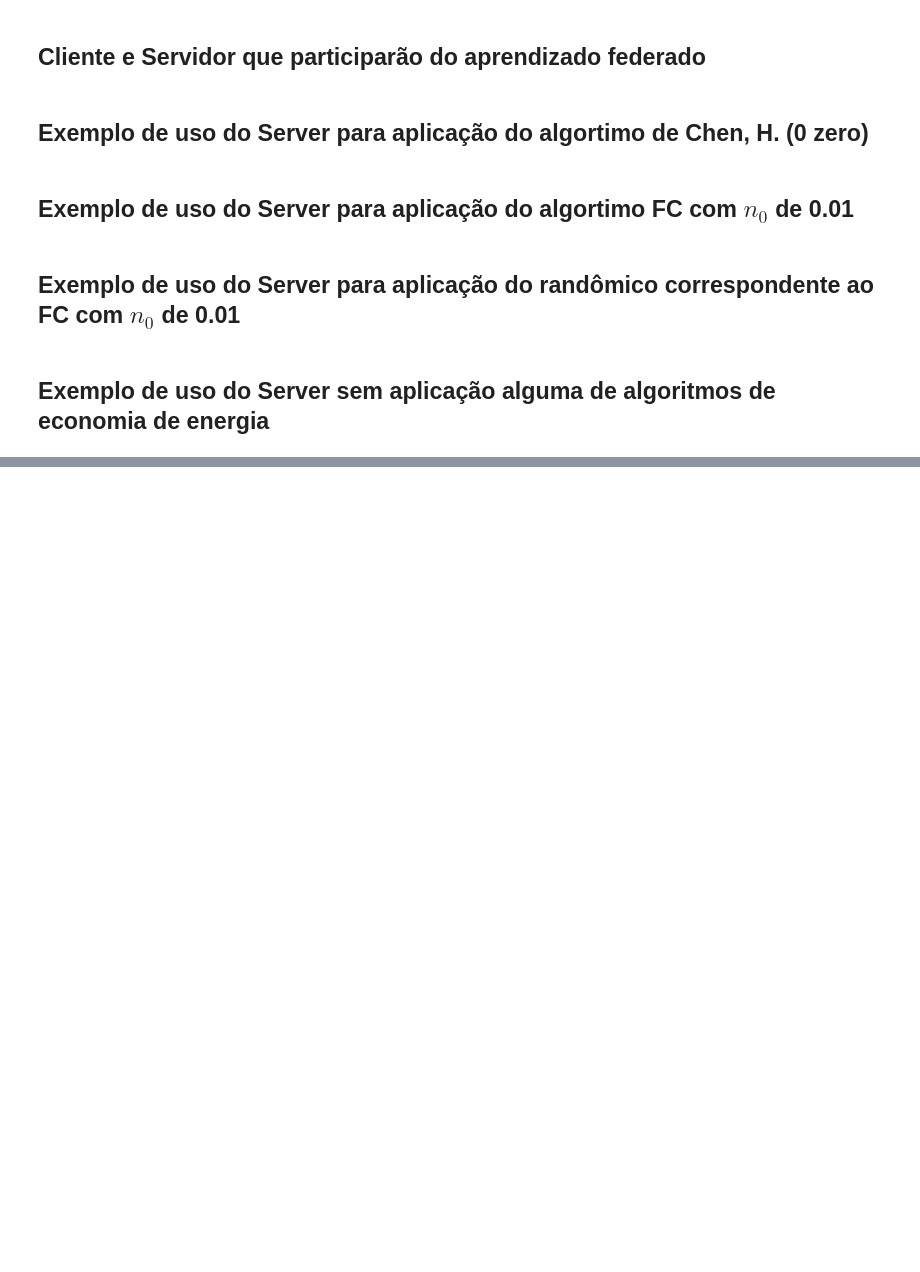
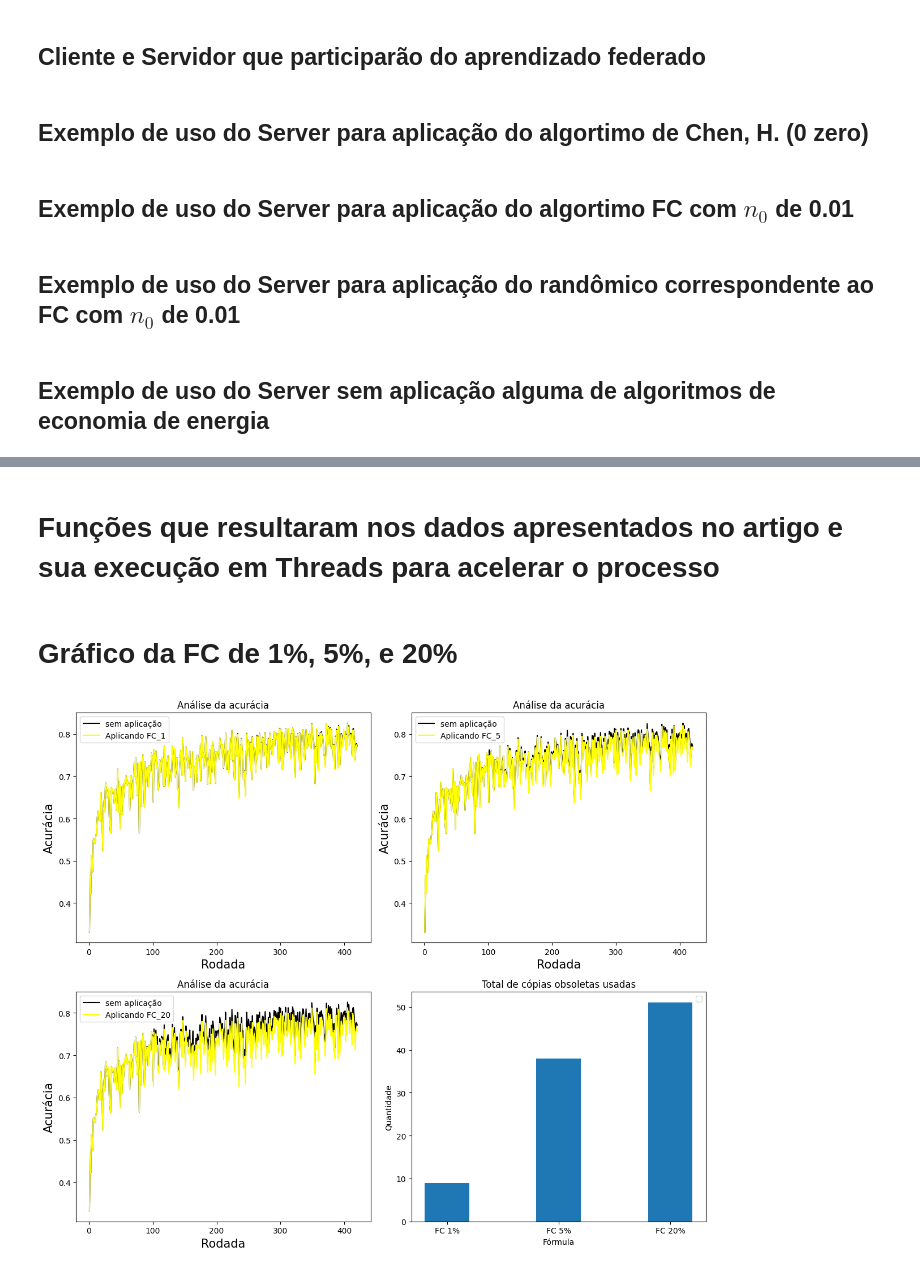
Before and after one commit to Mateus-de-Almeida/codigoArtigo, a Jupyter notebook: Codigo_artigo.ipynb, the cells around one changed output, grey strips where cells are left out. Drawn from its saved outputs; the diff is of its cells as text; code cells hidden in the pictures; blank space fills up the shorter version.

Commit message:
Correções de apresentação visual

```diff
--- a/Codigo_artigo.ipynb
+++ b/Codigo_artigo.ipynb
@@ -637,0 +595,2 @@ FIM
+# %% [markdown]
+# Funções que resultaram nos dados apresentados no artigo e sua execução em Threads para acelerar o processo
@@ -637,0 +741,51 @@ FIM
+# %%
+import threading
+
+# Lista para armazenar os resultados
+resultados = [None] * 6
+
+# Lista de funções
+funcoes = [f_Sem, f_Fev, f_FC_1, f_Ramdon_9, f_FC_5, f_FC_20]
+
+# Criar e iniciar threads para cada função
+threads = []
+for i, func in enumerate(funcoes):
+    thread = threading.Thread(target=func, args=(resultados, i))
+    threads.append(thread)
+    thread.start()
+
+# Aguardar a conclusão de todas as threads
+for thread in threads:
+    thread.join()
+# %% [markdown]
+# Gráfico da FC de 1%, 5%, e 20%
+# %%
+x = range(1,novo_numero_de_rodadas+1,1)
+fig, axs = plt.subplots(2, 2, figsize=(12, 10))
+axs[0][0].plot(x, resultados[0][0]['centralized']['accuracy'], color = 'black', label='sem aplicação')
+axs[0][0].plot(x, resultados[2][0]['centralized']['accuracy'], color='yellow', label='Aplicando FC_1')
+axs[0][0].legend()
+axs[0][0].set_xlabel('Rodada', size=15)
+axs[0][0].set_ylabel('Acurácia', size=15)
+axs[0][0].set_title('Análise da acurácia')
+axs[0][1].plot(x, resultados[0][0]['centralized']['accuracy'], color = 'black', label='sem aplicação')
+axs[0][1].plot(x, resultados[4][0]['centralized']['accuracy'], color='yellow', label='Aplicando FC_5')
+axs[0][1].set_xlabel('Rodada', size=15)
+axs[0][1].set_ylabel('Acurácia', size=15)
+axs[0][1].legend()
+axs[0][1].set_title('Análise da acurácia')
+axs[1][0].plot(x, resultados[0][0]['centralized']['accuracy'], color = 'black', label='sem aplicação')
+axs[1][0].plot(x, resultados[5][0]['centralized']['accuracy'], color='yellow', label='Aplicando FC_20')
+axs[1][0].set_xlabel('Rodada', size=15)
+axs[1][0].set_ylabel('Acurácia', size=15)
+axs[1][0].legend()
+axs[1][0].set_title('Análise da acurácia')
+axs[1][1].bar(['FC 1%', 'FC 5%', 'FC 20%'], [resultados[2][1][-1][1], resultados[4][1][-1][1], resultados[5][1][-1][1]], width=0.4)
+axs[1][1].set_title("Total de cópias obsoletas usadas")
+axs[1][1].set_xlabel("Fórmula")
+axs[1][1].set_ylabel("Quantidade")
+axs[1][1].legend()
+plt.tight_layout()
+plt.show()
+# %% [output]
+[figure, added]
```
Also changed, not shown: parts of 20 cells of this notebook.
